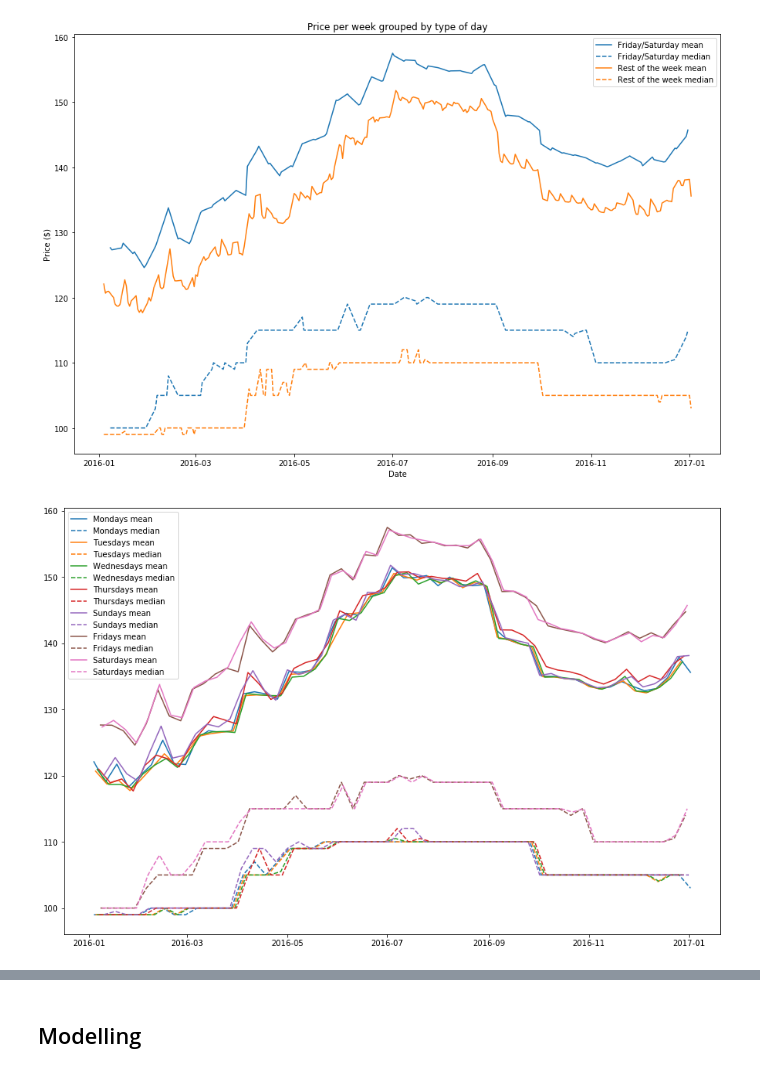
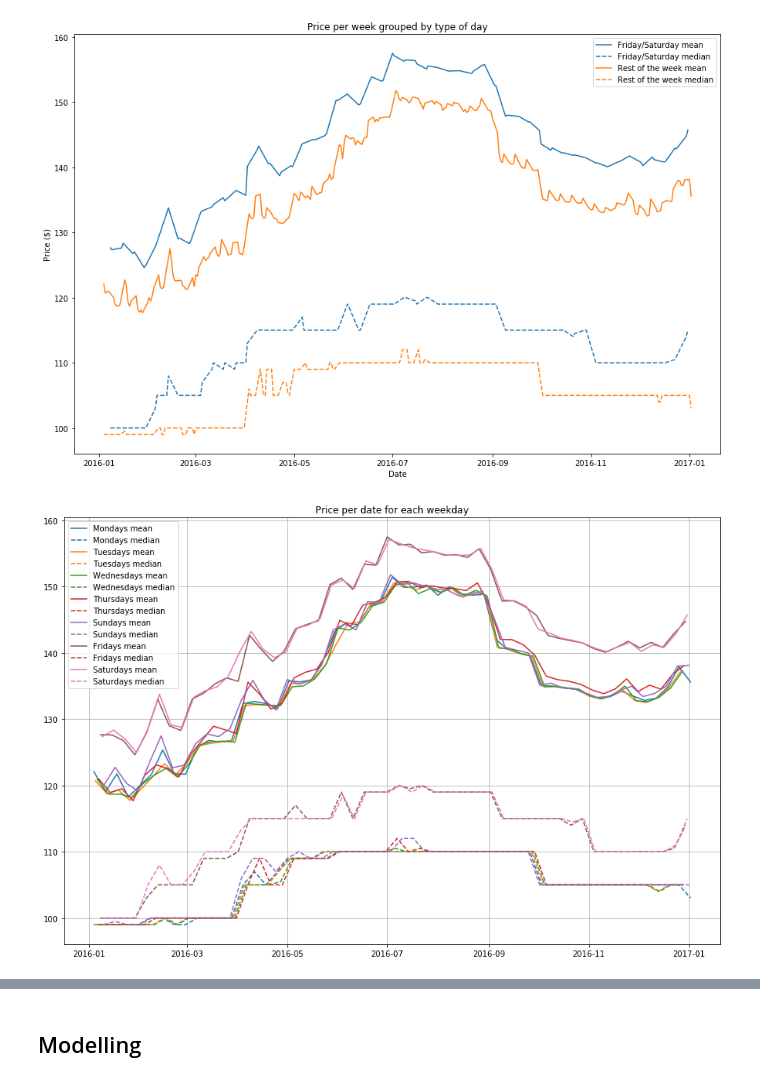
Before and after one commit to rubengura/SeattleAirBnBAnalysis, a Jupyter notebook: Udacity Data Science Nanodegree P1T2.ipynb, the cells around one changed output, grey strips where cells are left out. Drawn from its saved outputs; the diff is of its cells as text; code cells hidden in the pictures.

```diff
--- a/Udacity Data Science Nanodegree P1T2.ipynb
+++ b/Udacity Data Science Nanodegree P1T2.ipynb
@@ -110,6 +117,7 @@ calendar['price'] = calendar['price'].apply(price_converter)  # Formating price
 calendar['available'] = calendar['available'].apply(lambda x: False if x == 'f' else True)  # Formating available column to boolean
 calendar['date'] = pd.to_datetime(calendar['date']) # Formating date
 calendar['month'] = calendar['date'].apply(lambda x: x.month)
+calendar['month_name'] = calendar['date'].apply(lambda x: x.month_name())
 calendar['season'] = calendar['date'].apply(get_season)
 calendar['day'] = calendar['date'].apply(lambda x: x.day)
 calendar['is_holiday'] = calendar['date'].apply(is_holidays)
@@ -229,10 +244,12 @@ plt.show()
 # %%
 plt.figure(figsize=(15,10))
 for pos, weekday in enumerate(calendar['weekday'].unique()):
     filt = calendar[calendar['weekday']  == weekday].groupby('date')['price'].agg(['mean', 'median'])
     plt.plot(filt.index, filt['mean'], color='C'+str(pos), label=weekday + 's mean')
     plt.plot(filt.index, filt['median'], color='C'+str(pos), linestyle='--', label=weekday + 's median')
     plt.legend()
+plt.title('Price per date for each weekday')
+plt.grid()
 plt.show()
 # %% [output]
-[figure, old version]
+[figure, new version]
```
Also changed, not shown: parts of 50 cells of this notebook.
